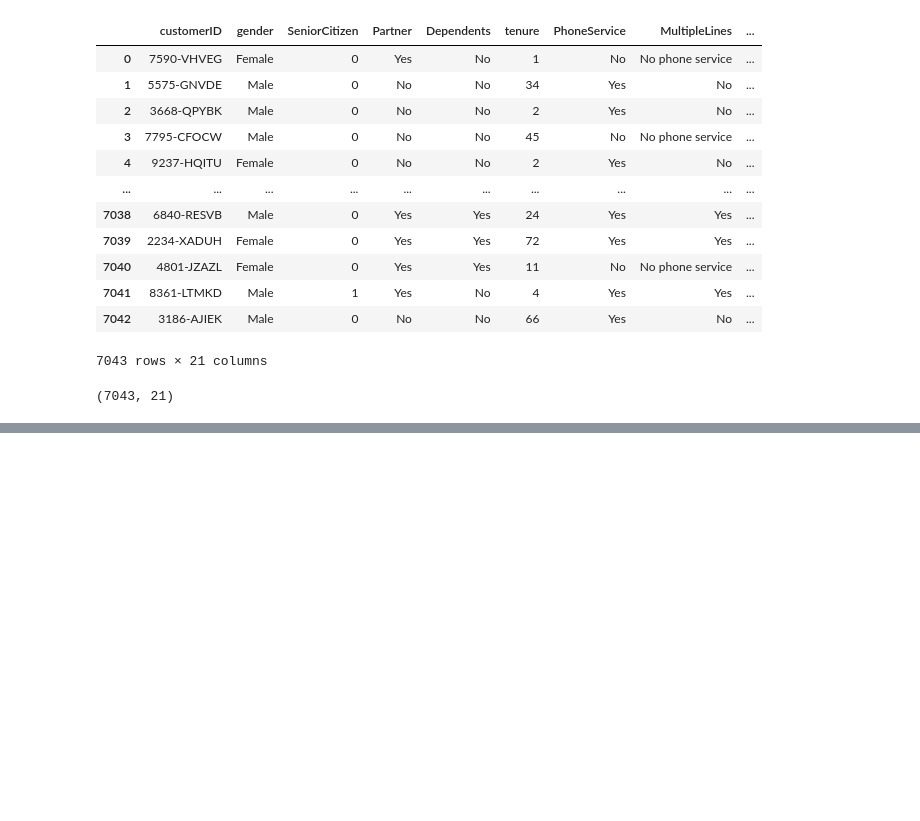
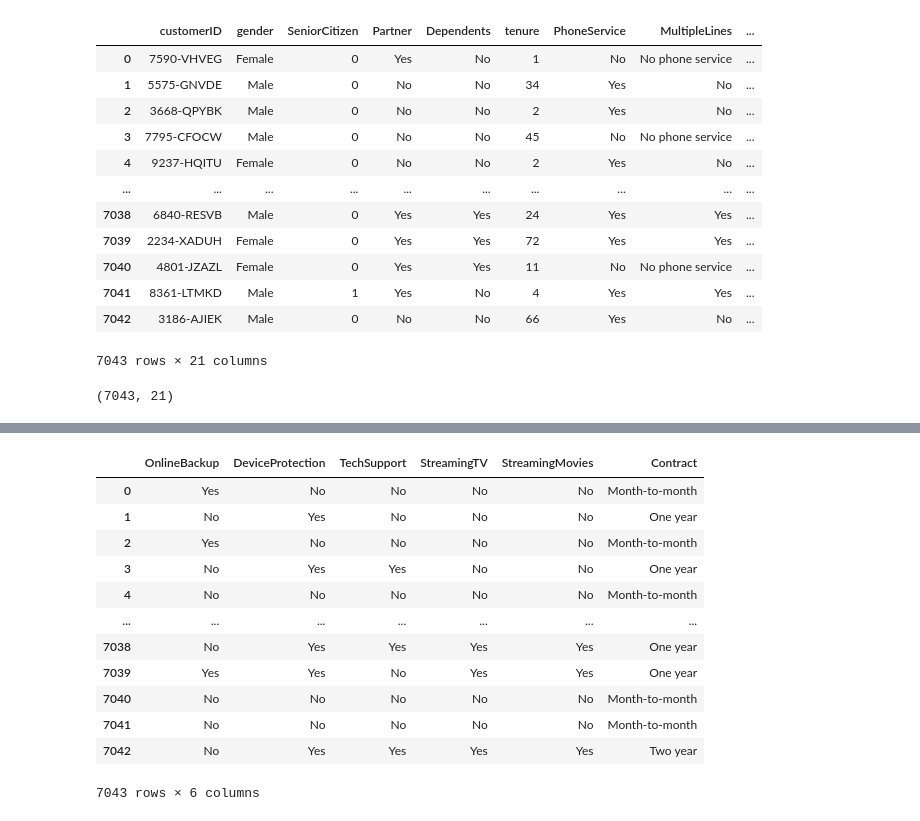
Before and after one commit to Arjun-P-Dinesh/2348506_Lab5, a Jupyter notebook: 2348506_Lab5.ipynb, the cells around one changed output, grey strips where cells are left out. Drawn from its saved outputs; the diff is of its cells as text; code cells hidden in the pictures; blank space fills up the shorter version.

```diff
--- a/2348506_Lab5.ipynb
+++ b/2348506_Lab5.ipynb
@@ -46,0 +62,22 @@ df.describe
+# %%
+df1=df[['OnlineBackup',
+'DeviceProtection',
+'TechSupport',
+'StreamingTV',
+'StreamingMovies',
+'Contract']]
+df1
+# %% [output]
+|  | OnlineBackup | DeviceProtection | TechSupport | StreamingTV | StreamingMovies | Contract |
+| 0 | Yes | No | No | No | No | Month-to-month |
+| 1 | No | Yes | No | No | No | One year |
+| 2 | Yes | No | No | No | No | Month-to-month |
+| 3 | No | Yes | Yes | No | No | One year |
+| 4 | No | No | No | No | No | Month-to-month |
+| ... | ... | ... | ... | ... | ... | ... |
+| 7038 | No | Yes | Yes | Yes | Yes | One year |
+| 7039 | Yes | Yes | No | Yes | Yes | One year |
+| 7040 | No | No | No | No | No | Month-to-month |
+| 7041 | No | No | No | No | No | Month-to-month |
+| 7042 | No | Yes | Yes | Yes | Yes | Two year |
+7043 rows × 6 columns
```
Also changed, not shown: parts of 10 cells of this notebook.
